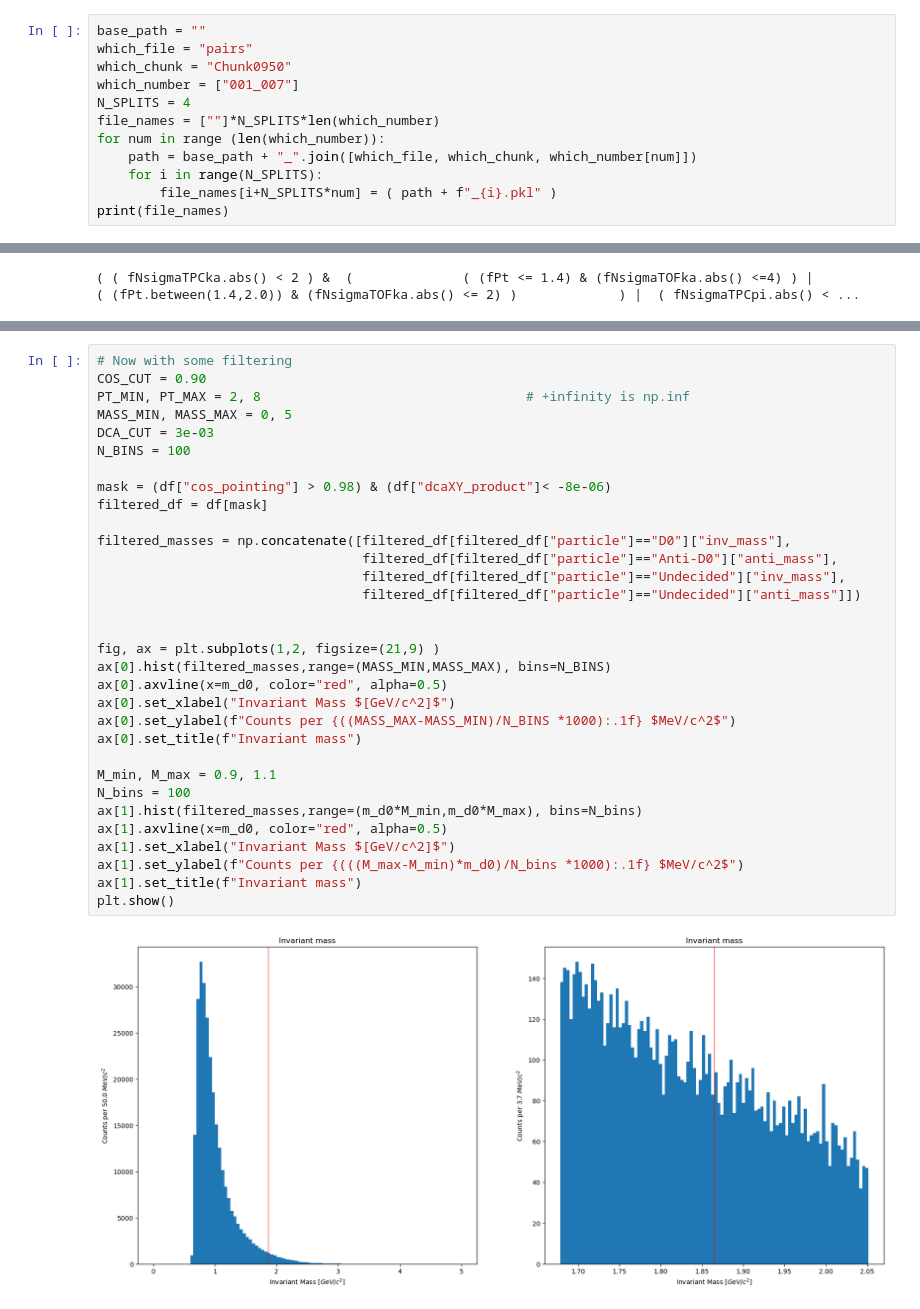
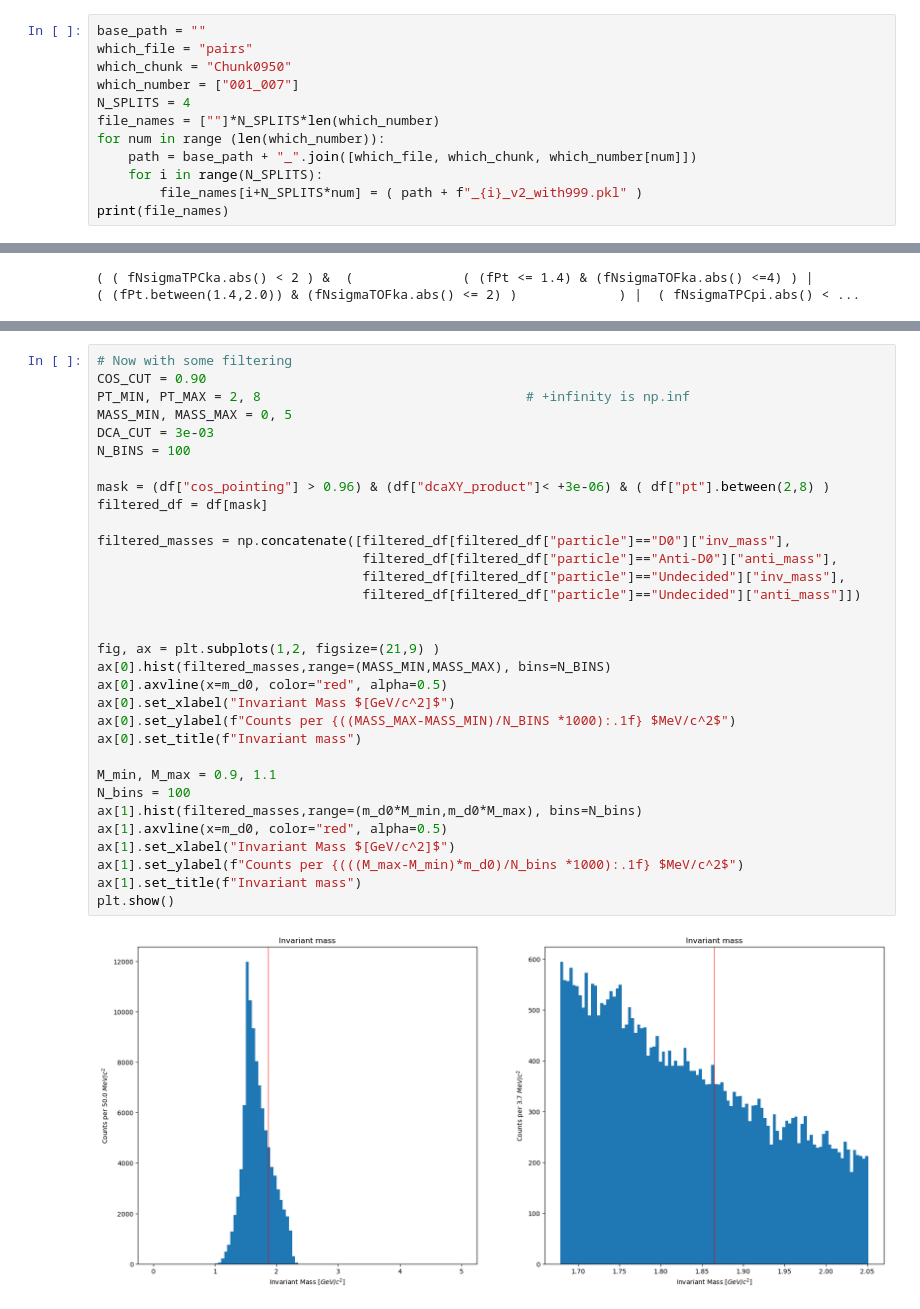
Before and after one commit to LeoPi314/LCPB_Project, a Jupyter notebook: AdcancedPairAnalysis.ipynb, the cells around one changed output, grey strips where cells are left out. Cells and saved outputs as stored; diff of their text form.

```diff
--- a/AdcancedPairAnalysis.ipynb
+++ b/AdcancedPairAnalysis.ipynb
@@ -41,6 +41,6 @@ file_names = [""]*N_SPLITS*len(which_number)
 for num in range (len(which_number)):
     path = base_path + "_".join([which_file, which_chunk, which_number[num]])
     for i in range(N_SPLITS):
-        file_names[i+N_SPLITS*num] = ( path + f"_{i}.pkl" )
+        file_names[i+N_SPLITS*num] = ( path + f"_{i}_v2_with999.pkl" )
 print(file_names)
 # %% [output]
@@ -122,35 +122,35 @@ plt.show()
 COS_CUT = 0.90
 PT_MIN, PT_MAX = 2, 8                                  # +infinity is np.inf
 MASS_MIN, MASS_MAX = 0, 5
 DCA_CUT = 3e-03
 N_BINS = 100
 
-mask = (df["cos_pointing"] > 0.98) & (df["dcaXY_product"]< -8e-06)
+mask = (df["cos_pointing"] > 0.96) & (df["dcaXY_product"]< +3e-06) & ( df["pt"].between(2,8) )
 filtered_df = df[mask]
 
 filtered_masses = np.concatenate([filtered_df[filtered_df["particle"]=="D0"]["inv_mass"],
                                   filtered_df[filtered_df["particle"]=="Anti-D0"]["anti_mass"],
                                   filtered_df[filtered_df["particle"]=="Undecided"]["inv_mass"],
                                   filtered_df[filtered_df["particle"]=="Undecided"]["anti_mass"]])
 
 
 fig, ax = plt.subplots(1,2, figsize=(21,9) )
 ax[0].hist(filtered_masses,range=(MASS_MIN,MASS_MAX), bins=N_BINS)
 ax[0].axvline(x=m_d0, color="red", alpha=0.5)
 ax[0].set_xlabel("Invariant Mass $[GeV/c^2]$")
 ax[0].set_ylabel(f"Counts per {((MASS_MAX-MASS_MIN)/N_BINS *1000):.1f} $MeV/c^2$")
 ax[0].set_title(f"Invariant mass")
 
 M_min, M_max = 0.9, 1.1
 N_bins = 100
 ax[1].hist(filtered_masses,range=(m_d0*M_min,m_d0*M_max), bins=N_bins)
 ax[1].axvline(x=m_d0, color="red", alpha=0.5)
 ax[1].set_xlabel("Invariant Mass $[GeV/c^2]$")
 ax[1].set_ylabel(f"Counts per {(((M_max-M_min)*m_d0)/N_bins *1000):.1f} $MeV/c^2$")
 ax[1].set_title(f"Invariant mass")
 plt.show()
 # %% [output]
-[figure, old version]
+[figure, new version]
 # %%
 M_min, M_max = 0.95, 1.05
 binwdith = 0.001
```
Also changed, not shown: parts of 7 cells of this notebook, 5 other files.
